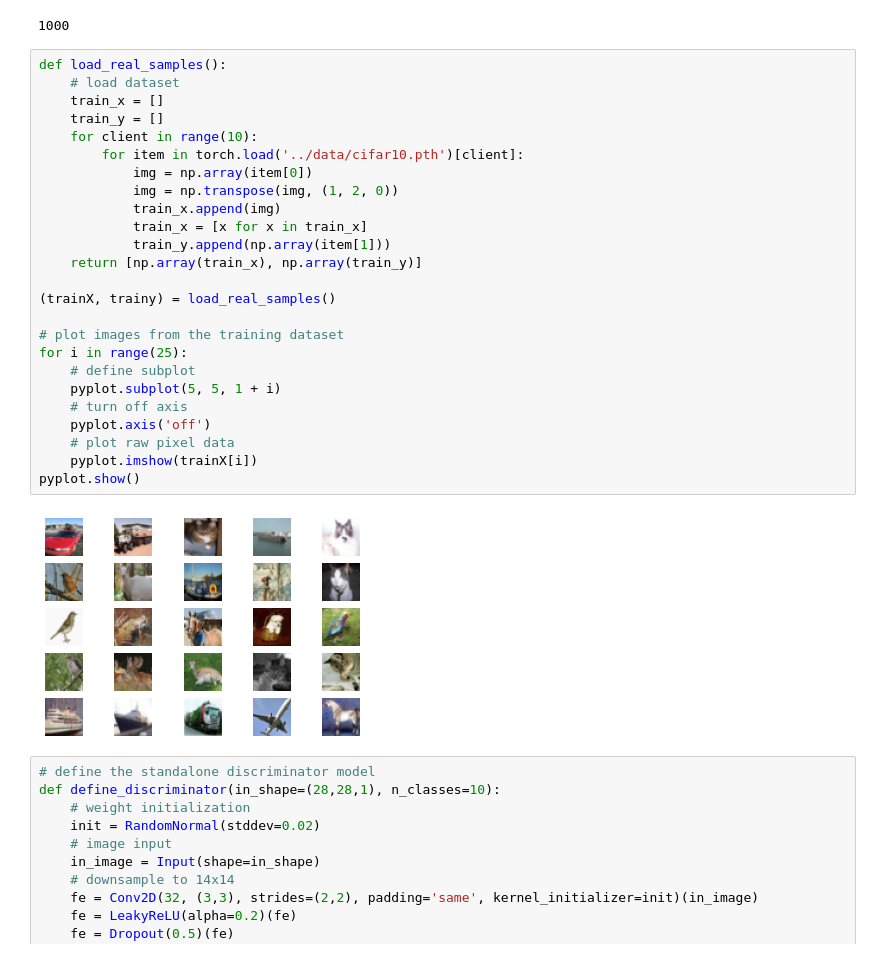
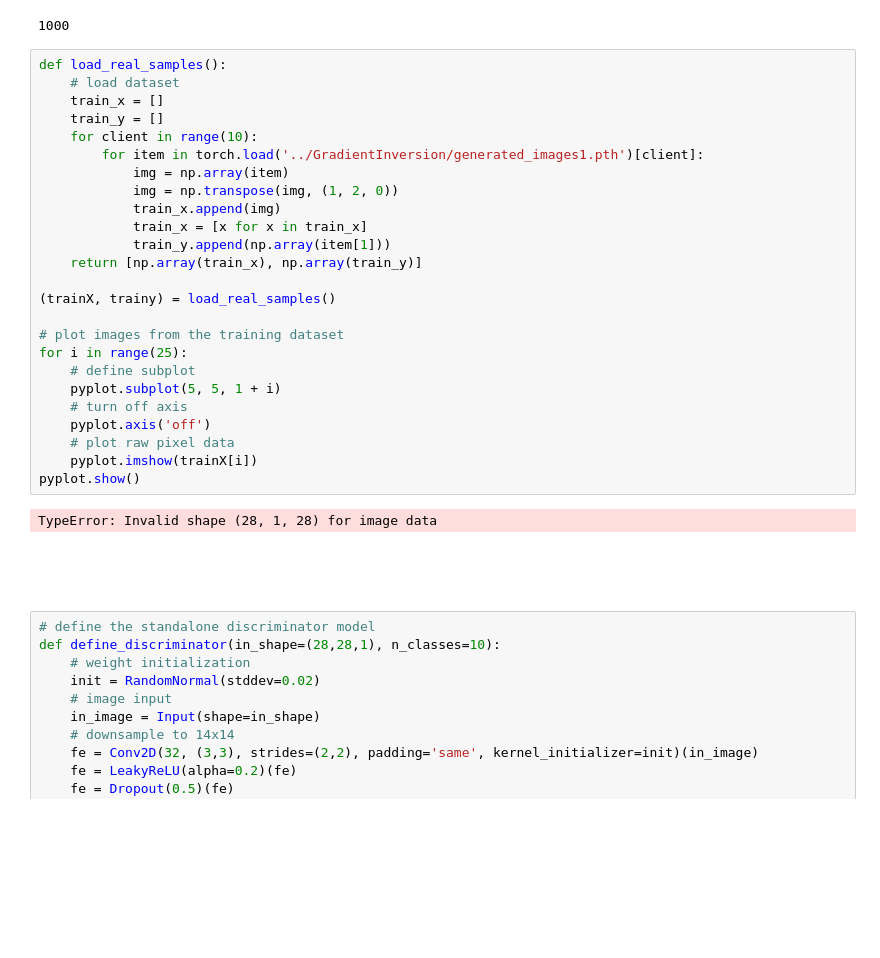
Before and after one commit to hiepvo01/TRUSTCOM2022, a Jupyter notebook: GANs/GAN.ipynb, the cells around one changed output. Saved outputs shown, nothing was run; the diff lists cells and outputs as text; blank space fills up the shorter version.

Commit message:
working with custom data

```diff
--- a/GANs/GAN.ipynb
+++ b/GANs/GAN.ipynb
@@ -36,30 +36,31 @@ len(victims)
 # %%
 def load_real_samples():
 	# load dataset
 	train_x = []
 	train_y = []
 	for client in range(10):
-		for item in torch.load('../data/cifar10.pth')[client]:
-			img = np.array(item[0])
+		for item in torch.load('../GradientInversion/generated_images1.pth')[client]:
+			img = np.array(item)
 			img = np.transpose(img, (1, 2, 0))
 			train_x.append(img)
 			train_x = [x for x in train_x]
 			train_y.append(np.array(item[1]))
 	return [np.array(train_x), np.array(train_y)]
 
 (trainX, trainy) = load_real_samples()
 
 # plot images from the training dataset
 for i in range(25):
 	# define subplot
 	pyplot.subplot(5, 5, 1 + i)
 	# turn off axis
 	pyplot.axis('off')
 	# plot raw pixel data
 	pyplot.imshow(trainX[i])
 pyplot.show()
 # %% [output]
+TypeError: Invalid shape (28, 1, 28) for image data
-[figure, old version]
+[figure, new version]
 # %%
 # define the standalone discriminator model
 def define_discriminator(in_shape=(28,28,1), n_classes=10):
```
Also changed, not shown: 4 other files.
